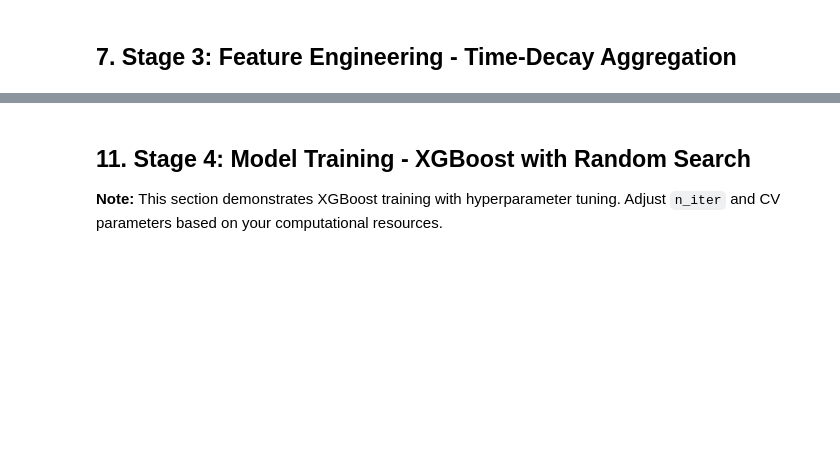
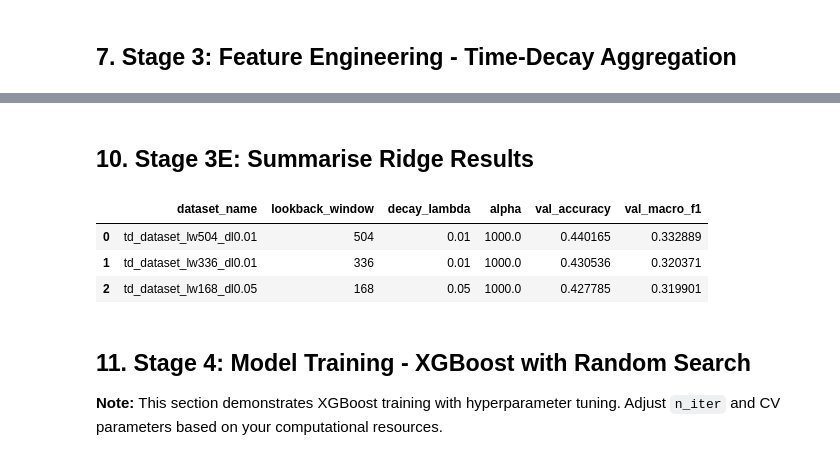
Before and after one commit to TheDeGen/ZHAW_Research_Project, a Jupyter notebook: final_methodology_refactored/notebooks/pipeline_execution.ipynb, the cells around one changed output, grey strips where cells are left out. Cells and saved outputs as stored; diff of their text form; code cells hidden in the pictures; blank space fills up the shorter version.

```diff
--- a/final_methodology_refactored/notebooks/pipeline_execution.ipynb
+++ b/final_methodology_refactored/notebooks/pipeline_execution.ipynb
@@ -268,12 +275,0 @@ Processing 100 valid articles across 7270 timestamps
-# %%
-with profiling.StageProfiler("Stage 3B: Time-Decayed Embeddings", device_config):
-    weighted_embeddings = fe.compute_time_decayed_embeddings(
-        news_df=news_df,
-        master_df=master_df,
-        lookback_window=LOOKBACK_WINDOW,
-        decay_lambda=TIME_DECAY_LAMBDA,
-        verbose=True,
-    )
-
-print(f"\n✓ Time-decayed embeddings computed")
-print(f"  Shape: {weighted_embeddings.shape}")
@@ -393,3 +406,26 @@ print(f"  Total features: {len(all_features)}")
+# %% [markdown]
+## 10. Stage 3E: Summarise Ridge Results
+# %%
+if top_3_combinations:
+    top_3_summary = pd.DataFrame([
+        {
+            "dataset_name": res["dataset_name"],
+            "lookback_window": res["lookback_window"],
+            "decay_lambda": res["decay_lambda"],
+            "alpha": res["best_alpha"],
+            "val_accuracy": res["val_accuracy"],
+            "val_macro_f1": res["val_macro_f1"],
+        }
+        for res in top_3_combinations
+    ])
+    display(top_3_summary)
+else:
+    print("No RidgeCV results available to summarise.")
+# %% [output]
+|  | dataset_name | lookback_window | decay_lambda | alpha | val_accuracy | val_macro_f1 |
+| 0 | td_dataset_lw504_dl0.01 | 504 | 0.01 | 1000.0 | 0.440165 | 0.332889 |
+| 1 | td_dataset_lw336_dl0.01 | 336 | 0.01 | 1000.0 | 0.430536 | 0.320371 |
+| 2 | td_dataset_lw168_dl0.05 | 168 | 0.05 | 1000.0 | 0.427785 | 0.319901 |
 # %% [markdown]
 ## 11. Stage 4: Model Training - XGBoost with Random Search
 
```
Also changed, not shown: parts of 35 cells of this notebook, 4 other files.
